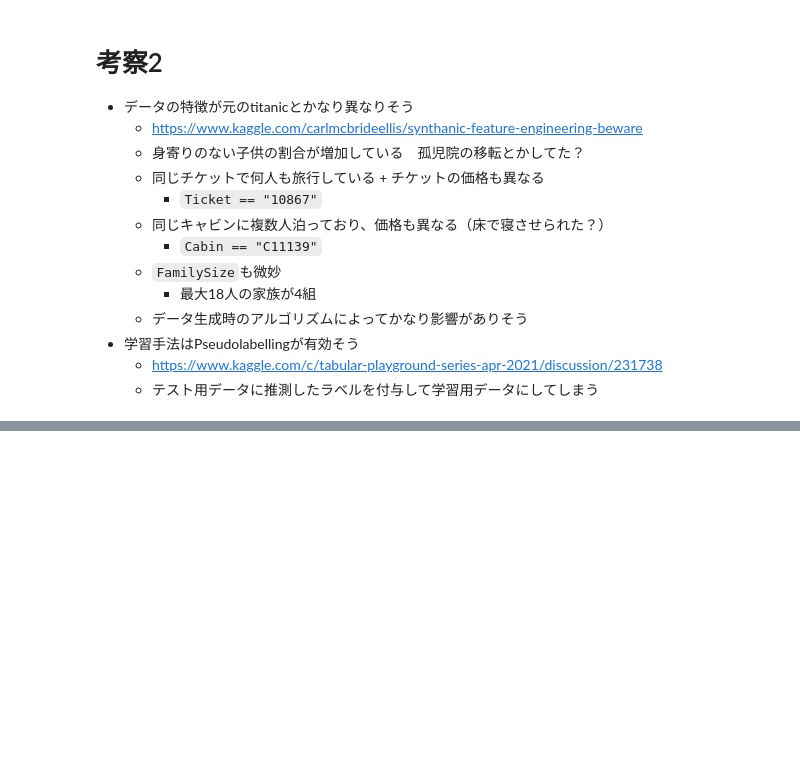
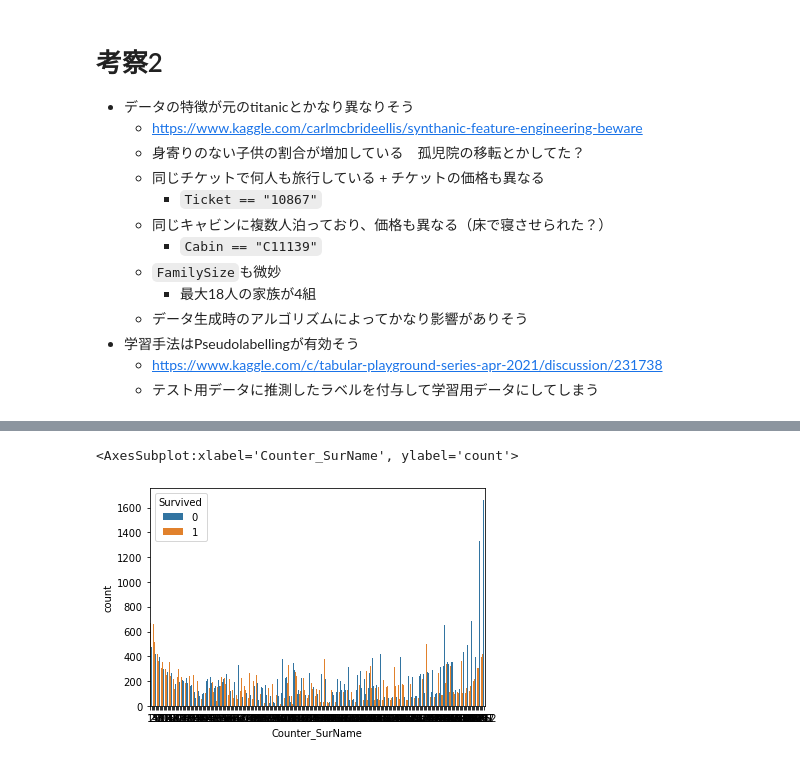
Before and after one commit to kitakou0313/titanic, a Jupyter notebook: tabular/eda.ipynb, the cells around one changed output, grey strips where cells are left out. Saved outputs shown, nothing was run; the diff lists cells and outputs as text; code cells hidden in the pictures; blank space fills up the shorter version.

```diff
--- a/tabular/eda.ipynb
+++ b/tabular/eda.ipynb
@@ -112,0 +148,5 @@ train.profile_report()
+# %%
+sns.countplot(x="Counter_SurName", hue="Survived", data=train)
+# %% [output]
+<AxesSubplot:xlabel='Counter_SurName', ylabel='count'>
+[figure, added]
```
Also changed, not shown: parts of 10 cells of this notebook.
